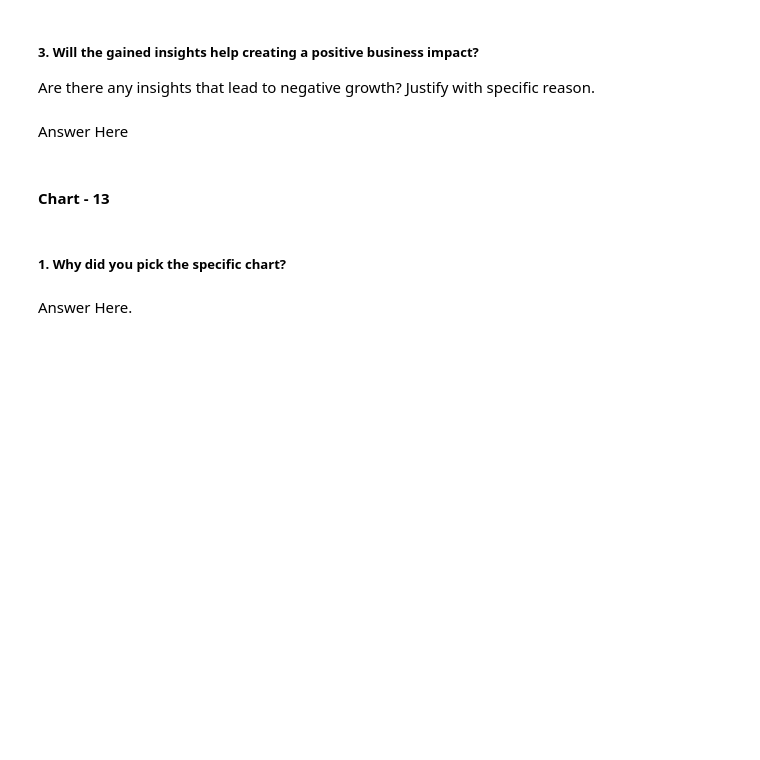
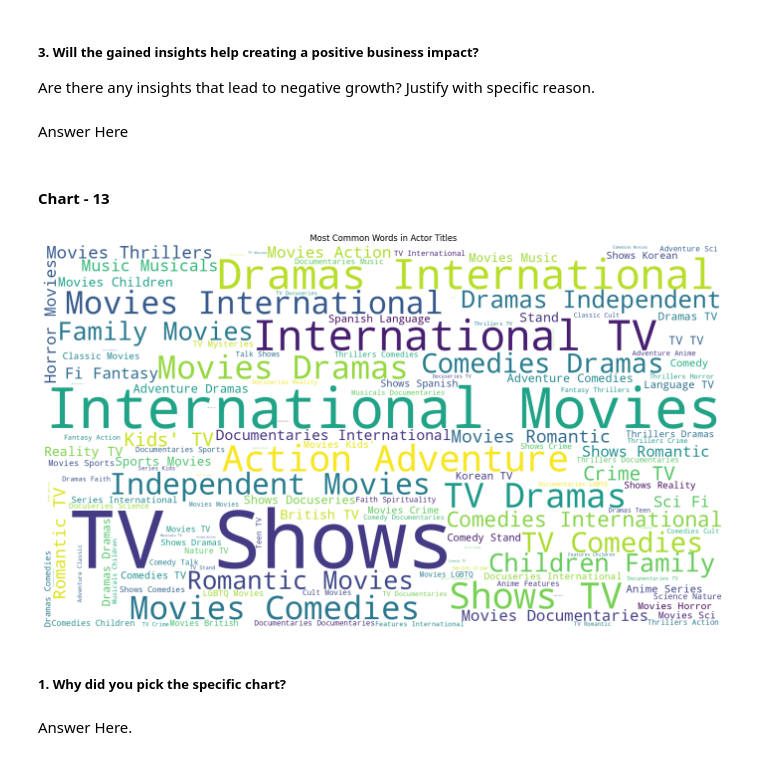
Before and after one commit to sanidhya1996/Unsupervised-ML., a Jupyter notebook: NETFLIX_MOVIES_AND_TV_SHOWS_CLUSTERING.ipynb, the cells around one changed output. Drawn from its saved outputs; the diff is of its cells as text; code cells hidden in the pictures; blank space fills up the shorter version.

```diff
--- a/NETFLIX_MOVIES_AND_TV_SHOWS_CLUSTERING.ipynb
+++ b/NETFLIX_MOVIES_AND_TV_SHOWS_CLUSTERING.ipynb
@@ -876,3 +865,21 @@ Answer Here
+# %%
+# Chart - 13 visualization code
+#removal of stop words
+stopwords = set(STOPWORDS)
+
+plt.subplots(figsize=(25,10))
+wordcloud = WordCloud(
+                          background_color='white',stopwords=stopwords,
+                          width=1920,
+                          height=1080
+                         ).generate(" ".join(df.listed_in
+                                             ))
+plt.title('Most Common Words in Actor Titles')
+plt.imshow(wordcloud)
+plt.axis('off')
+plt.show()
+# %% [output]
+[figure, added]
 # %% [markdown]
 ##### 1. Why did you pick the specific chart?
 # %% [markdown]
```
Also changed, not shown: parts of 7 cells of this notebook.
